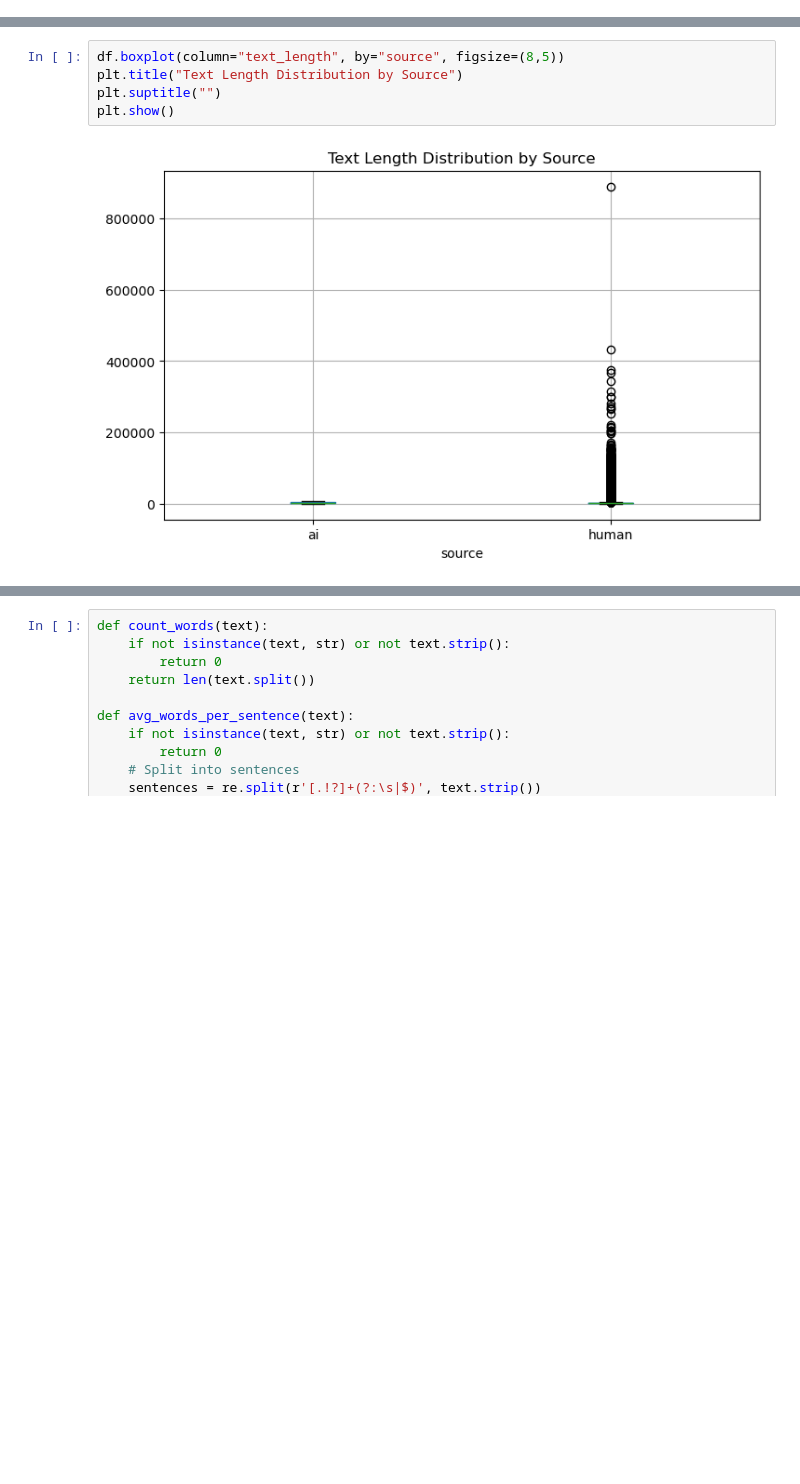
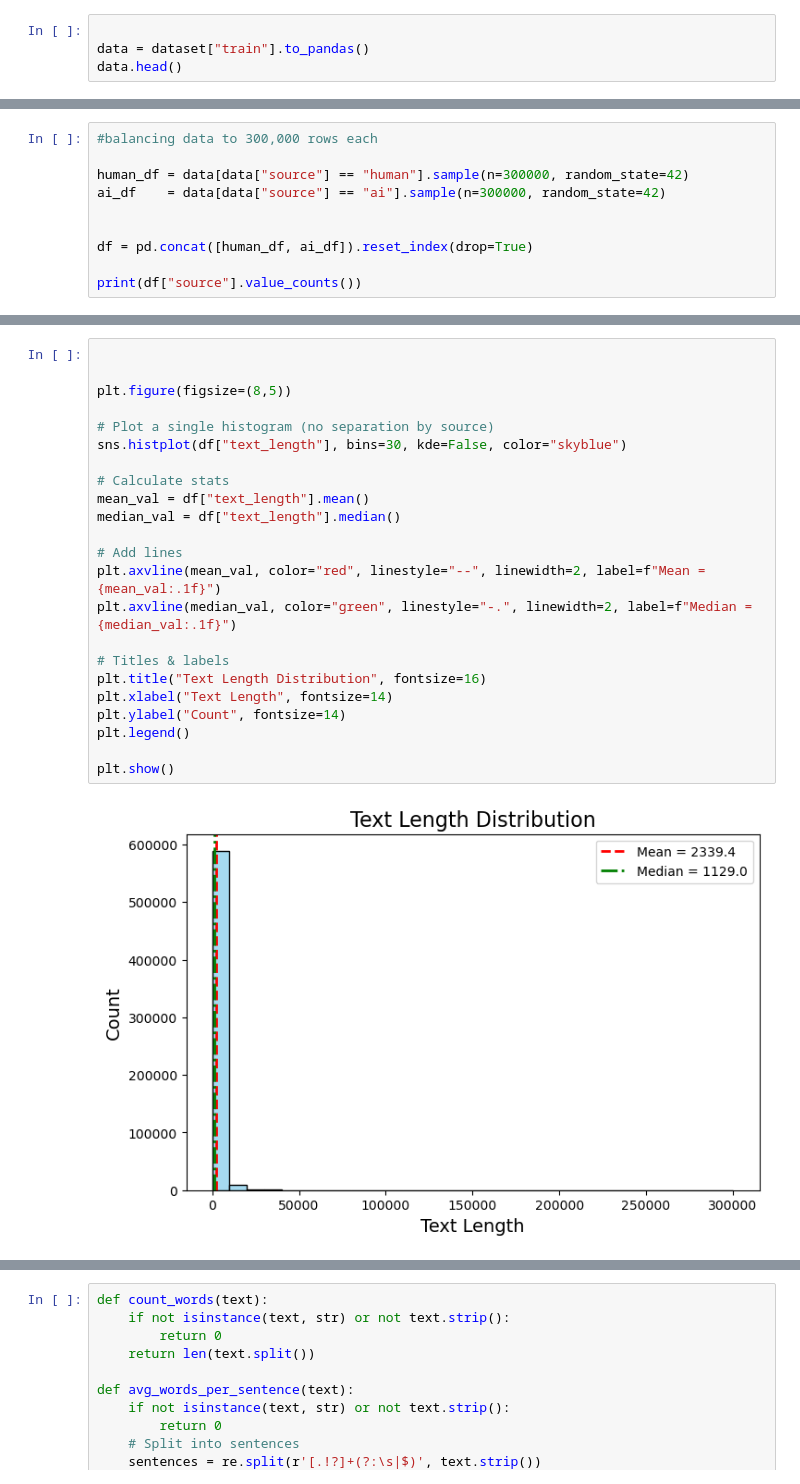
Before and after one commit to Dolev-Rapaport/ai_detection, a Jupyter notebook: main_notebook.ipynb, the cells around one changed output, grey strips where cells are left out. Cells and saved outputs as stored; diff of their text form; blank space fills up the shorter version.

```diff
--- a/main_notebook.ipynb
+++ b/main_notebook.ipynb
@@ -77,0 +47,4 @@ Name: count, dtype: int64
+# %%
+
+data = dataset["train"].to_pandas()
+data.head()
@@ -77,0 +83,10 @@ Name: count, dtype: int64
+# %%
+#balancing data to 300,000 rows each
+
+human_df = data[data["source"] == "human"].sample(n=300000, random_state=42)
+ai_df    = data[data["source"] == "ai"].sample(n=300000, random_state=42)
+
+
+df = pd.concat([human_df, ai_df]).reset_index(drop=True)
+
+print(df["source"].value_counts())
@@ -87,8 +118,26 @@ Name: text_length, dtype: float64
 # %%
-df.boxplot(column="text_length", by="source", figsize=(8,5))
-plt.title("Text Length Distribution by Source")
-plt.suptitle("")
+
+
+plt.figure(figsize=(8,5))
+
+# Plot a single histogram (no separation by source)
+sns.histplot(df["text_length"], bins=30, kde=False, color="skyblue")
+
+# Calculate stats
+mean_val = df["text_length"].mean()
+median_val = df["text_length"].median()
+
+# Add lines
+plt.axvline(mean_val, color="red", linestyle="--", linewidth=2, label=f"Mean = {mean_val:.1f}")
+plt.axvline(median_val, color="green", linestyle="-.", linewidth=2, label=f"Median = {median_val:.1f}")
+
+# Titles & labels
+plt.title("Text Length Distribution", fontsize=16)
+plt.xlabel("Text Length", fontsize=14)
+plt.ylabel("Count", fontsize=14)
+plt.legend()
+
 plt.show()
 # %% [output]
-[figure, old version]
+[figure, new version]
 # %%
```
Also changed, not shown: parts of 39 cells of this notebook.
